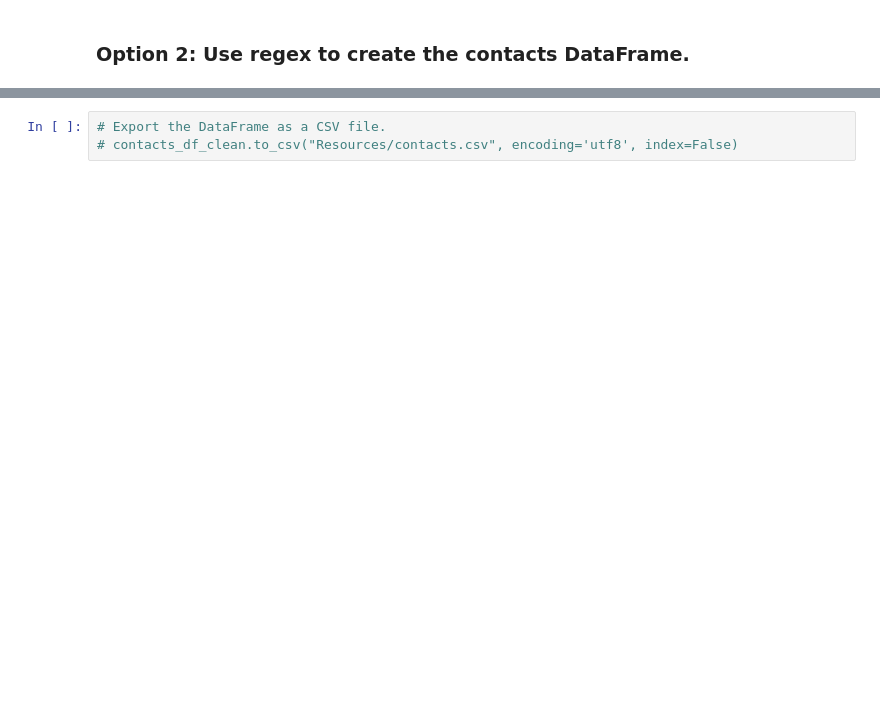
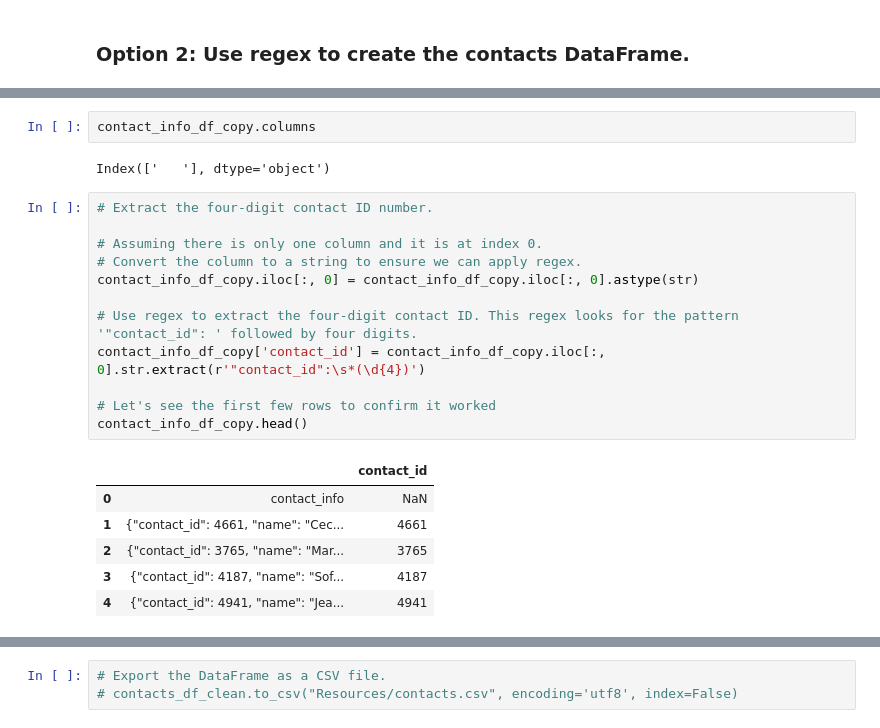
Before and after one commit to ktennant5378/Crowdfunding_ETL, a Jupyter notebook: Starter_Files/ETL_Mini_Project_Starter_Code.ipynb, the cells around one changed output, grey strips where cells are left out. Drawn from its saved outputs; the diff is of its cells as text; blank space fills up the shorter version.

```diff
--- a/Starter_Files/ETL_Mini_Project_Starter_Code.ipynb
+++ b/Starter_Files/ETL_Mini_Project_Starter_Code.ipynb
@@ -430,2 +421,25 @@ contact_info_df_copy.head()
+# %%
+contact_info_df_copy.columns
+# %% [output]
+Index(['   '], dtype='object')
+# %%
+# Extract the four-digit contact ID number.
+
+# Assuming there is only one column and it is at index 0.
+# Convert the column to a string to ensure we can apply regex.
+contact_info_df_copy.iloc[:, 0] = contact_info_df_copy.iloc[:, 0].astype(str)
+
+# Use regex to extract the four-digit contact ID. This regex looks for the pattern '"contact_id": ' followed by four digits.
+contact_info_df_copy['contact_id'] = contact_info_df_copy.iloc[:, 0].str.extract(r'"contact_id":\s*(\d{4})')
+
+# Let's see the first few rows to confirm it worked
+contact_info_df_copy.head()
+# %% [output]
+|  |  | contact_id |
+| 0 | contact_info | NaN |
+| 1 | {"contact_id": 4661, "name": "Cec... | 4661 |
+| 2 | {"contact_id": 3765, "name": "Mar... | 3765 |
+| 3 | {"contact_id": 4187, "name": "Sof... | 4187 |
+| 4 | {"contact_id": 4941, "name": "Jea... | 4941 |
 # %%
 # Check the datatypes.
```
Also changed, not shown: parts of 29 cells of this notebook, 2 other files.
